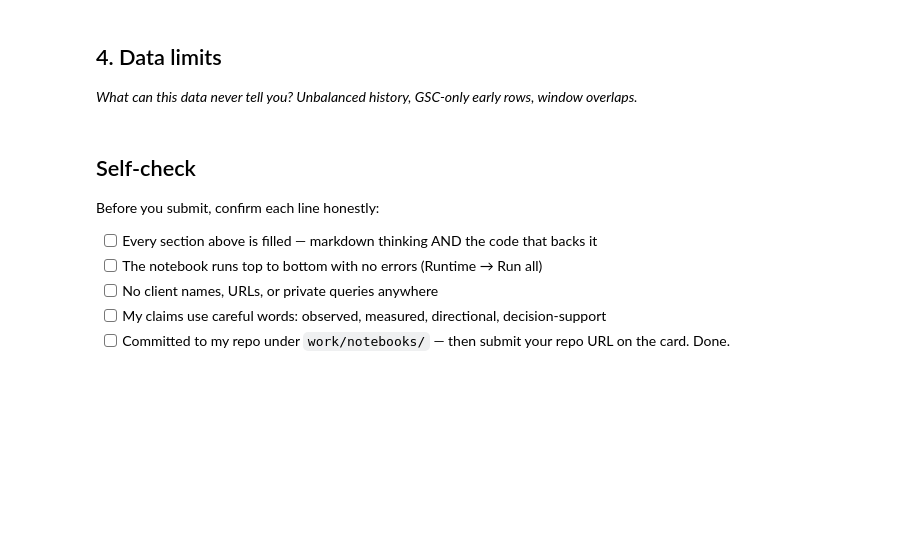
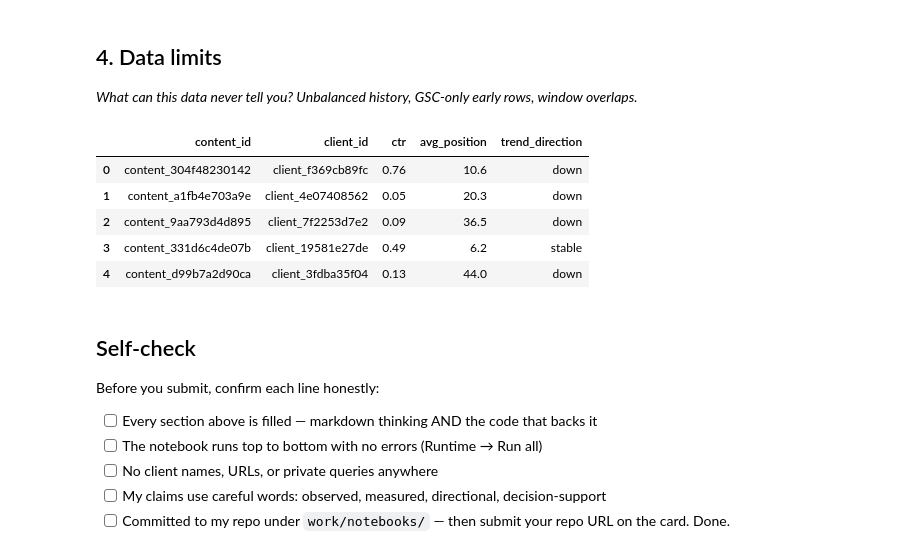
Before and after one commit to manpreetkaurbilkhu/flyrank-ml-internship, a Jupyter notebook: work/notebooks/w03_data_contract.ipynb, the cells around one changed output. Saved outputs shown, nothing was run; the diff lists cells and outputs as text; code cells hidden in the pictures; blank space fills up the shorter version.

```diff
--- a/work/notebooks/w03_data_contract.ipynb
+++ b/work/notebooks/w03_data_contract.ipynb
@@ -34,6 +234,30 @@ This skeleton is yours to fill. Work the sections **in order** — each one has
 # %%
 # This cell is for CODE (numbers, a query, a check).
 # Write your text answer in the cell ABOVE this one — typing sentences here breaks Run All.
+## Output
+
+# The final output of this analysis is a ranked list of content pages with their predicted ranking trend.
+
+# This output helps identify pages that should be refreshed or prioritized for optimization while ensuring that only historical information is used for prediction.
+
+# Display a few important output columns
+
+output_cols = [
+    "content_id",
+    "client_id",
+    "ctr",
+    "avg_position",
+    "trend_direction"
+]
+
+df[output_cols].head()
+# %% [output]
+|  | content_id | client_id | ctr | avg_position | trend_direction |
+| 0 | content_304f48230142 | client_f369cb89fc | 0.76 | 10.6 | down |
+| 1 | content_a1fb4e703a9e | client_4e07408562 | 0.05 | 20.3 | down |
+| 2 | content_9aa793d4d895 | client_7f2253d7e2 | 0.09 | 36.5 | down |
+| 3 | content_331d6c4de07b | client_19581e27de | 0.49 | 6.2 | stable |
+| 4 | content_d99b7a2d90ca | client_3fdba35f04 | 0.13 | 44.0 | down |
 # %% [markdown]
 ## Self-check
 
```
Also changed, not shown: parts of 11 cells of this notebook.
